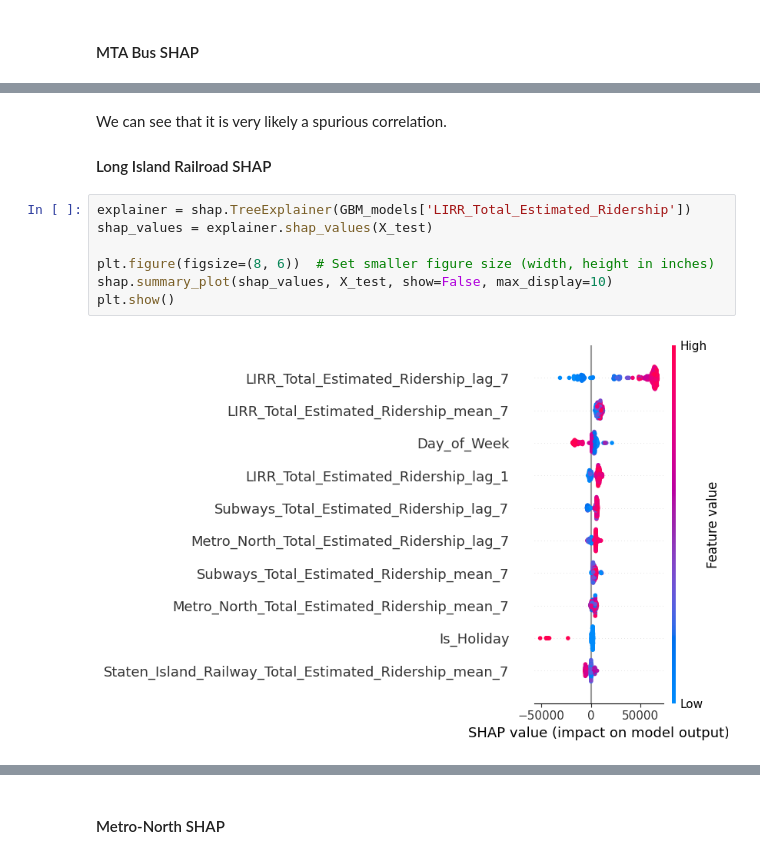
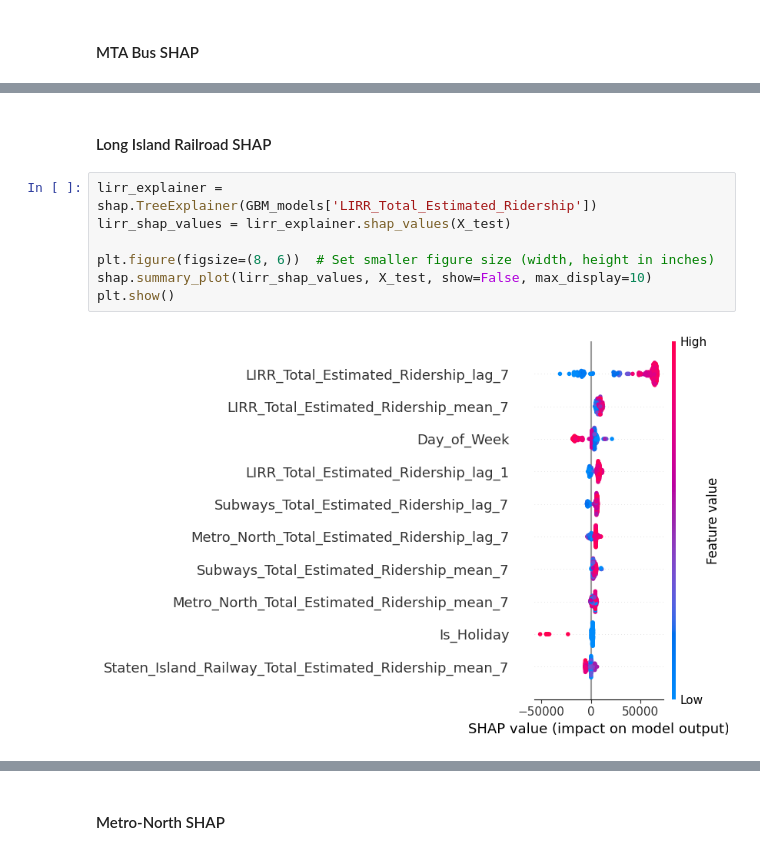
Before and after one commit to Raiden-Makoto/ScaryVirus, a Jupyter notebook: LightGBM.ipynb, the cells around one changed output, grey strips where cells are left out. Drawn from its saved outputs; the diff is of its cells as text.

```diff
--- a/LightGBM.ipynb
+++ b/LightGBM.ipynb
@@ -316,13 +314,11 @@ plt.show()
 # %% [markdown]
-We can see that it is very likely a spurious correlation.
-
 #### Long Island Railroad SHAP
 # %%
-explainer = shap.TreeExplainer(GBM_models['LIRR_Total_Estimated_Ridership'])
-shap_values = explainer.shap_values(X_test)
+lirr_explainer = shap.TreeExplainer(GBM_models['LIRR_Total_Estimated_Ridership'])
+lirr_shap_values = lirr_explainer.shap_values(X_test)
 
 plt.figure(figsize=(8, 6))  # Set smaller figure size (width, height in inches)
-shap.summary_plot(shap_values, X_test, show=False, max_display=10)
+shap.summary_plot(lirr_shap_values, X_test, show=False, max_display=10)
 plt.show()
 # %% [output]
-[figure, old version]
+[figure, new version]
```
Also changed, not shown: parts of 12 cells of this notebook.
